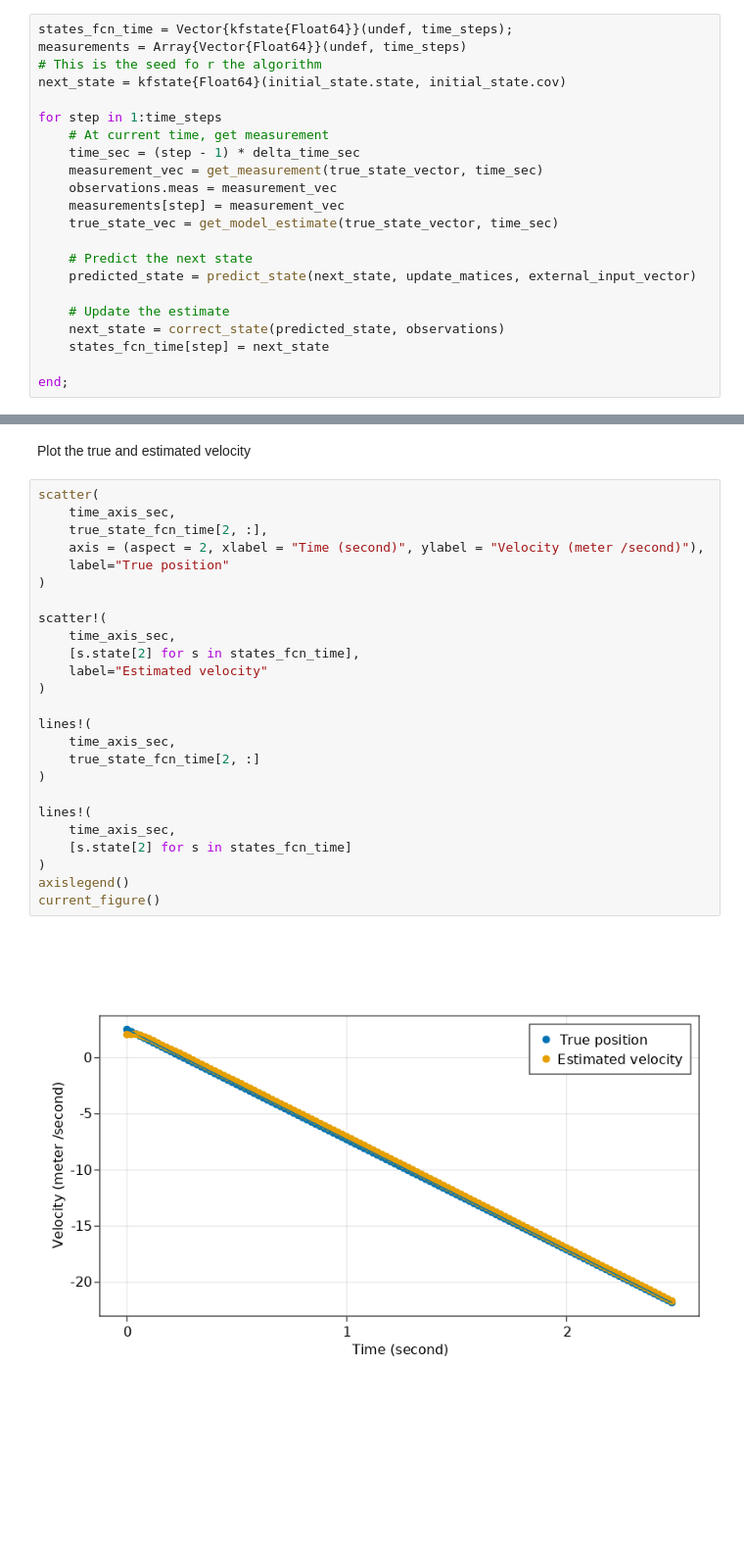
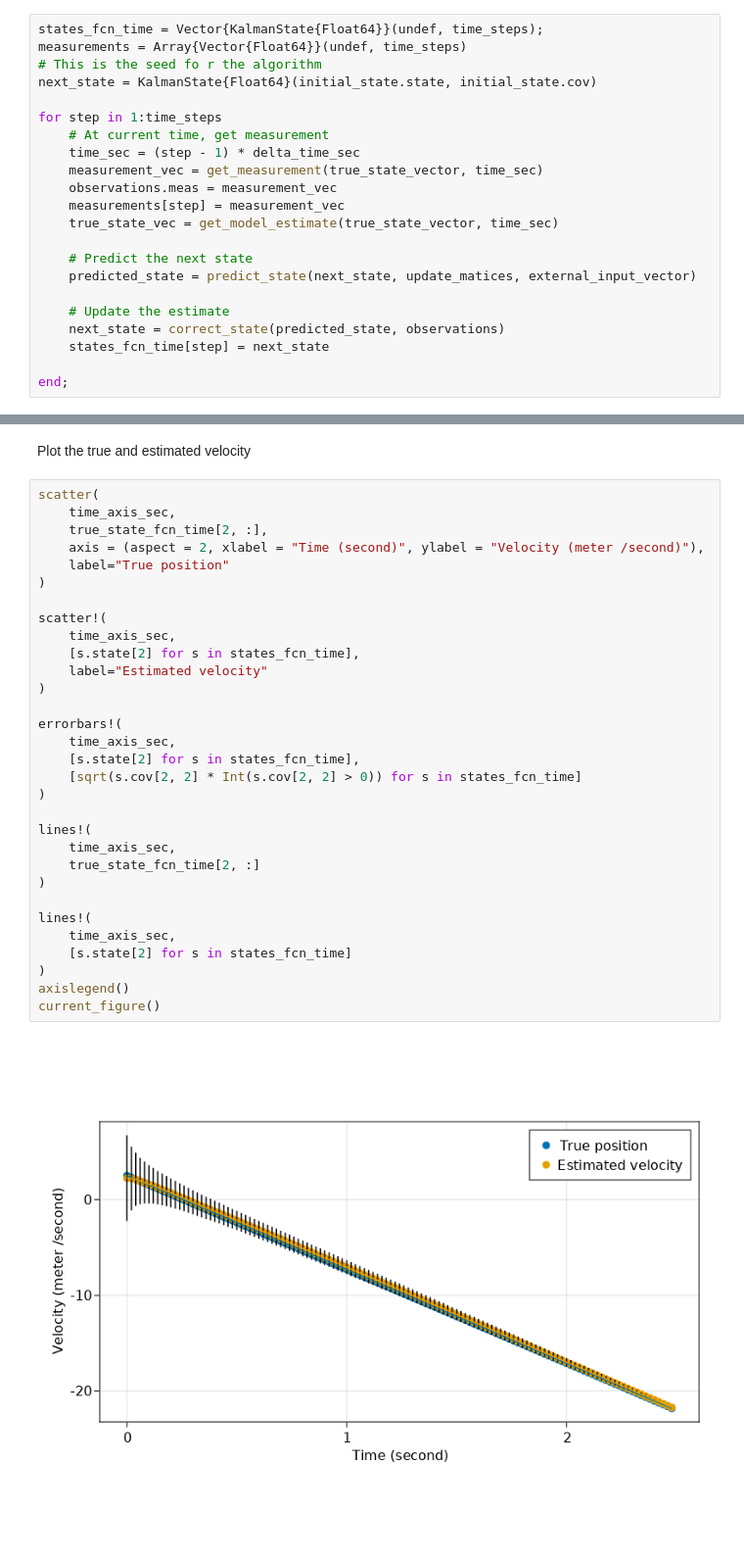
Before and after one commit to hoganman/kalmanfilterjl, a Jupyter notebook: constantaccel.ipynb, the cells around one changed output, grey strips where cells are left out. Shown at 98% size. Drawn from its saved outputs; the diff is of its cells as text; blank space fills up the shorter version.

```diff
--- a/constantaccel.ipynb
+++ b/constantaccel.ipynb
@@ -190,10 +188,10 @@ observations = kfobservation{Float64}(obs_mat, obsCov);
 # %% [markdown]
 Gather measurements and update the state
 # %%
-states_fcn_time = Vector{kfstate{Float64}}(undef, time_steps);
+states_fcn_time = Vector{KalmanState{Float64}}(undef, time_steps);
 measurements = Array{Vector{Float64}}(undef, time_steps)
 # This is the seed fo r the algorithm
-next_state = kfstate{Float64}(initial_state.state, initial_state.cov)
+next_state = KalmanState{Float64}(initial_state.state, initial_state.cov)
 
 for step in 1:time_steps
     # At current time, get measurement
@@ -275,27 +273,33 @@ Plot the true and estimated velocity
 # %%
 scatter(
     time_axis_sec,
     true_state_fcn_time[2, :],
     axis = (aspect = 2, xlabel = "Time (second)", ylabel = "Velocity (meter /second)"),
     label="True position"
 )
 
 scatter!(
     time_axis_sec,
     [s.state[2] for s in states_fcn_time],
     label="Estimated velocity"
 )
 
+errorbars!(
+    time_axis_sec,
+    [s.state[2] for s in states_fcn_time],
+    [sqrt(s.cov[2, 2] * Int(s.cov[2, 2] > 0)) for s in states_fcn_time]
+)
+
 lines!(
     time_axis_sec,
     true_state_fcn_time[2, :]
 )
 
 lines!(
     time_axis_sec,
     [s.state[2] for s in states_fcn_time]
 )
 axislegend()
 current_figure()
 # %% [output]
-[figure, old version]
+[figure, new version]
```
Also changed, not shown: parts of 6 cells of this notebook, 1 other file.
